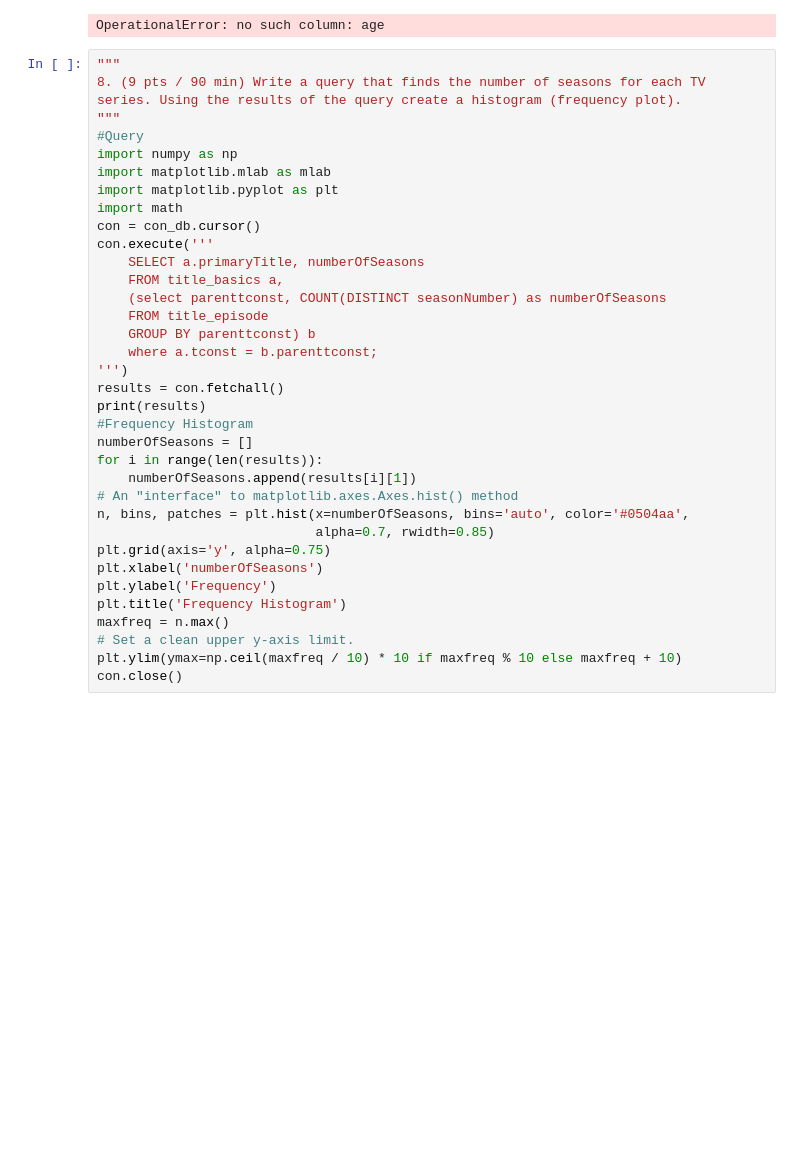
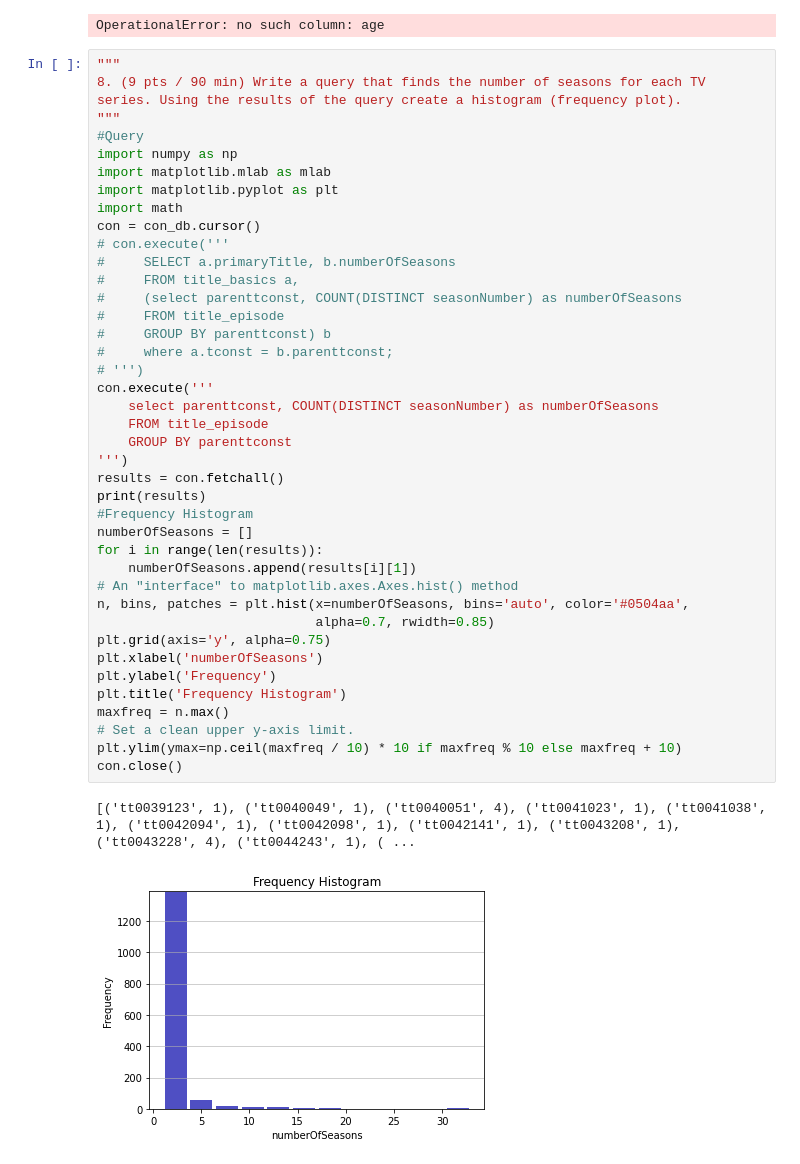
Before and after one commit to angelsophia1/Practicum2, a Jupyter notebook: practicum.ipynb, the cells around one changed output. Cells and saved outputs as stored; diff of their text form; blank space fills up the shorter version.

```diff
--- a/practicum.ipynb
+++ b/practicum.ipynb
@@ -413,38 +427,46 @@ OperationalError: no such column: age
 # %%
 """
 8. (9 pts / 90 min) Write a query that finds the number of seasons for each TV series. Using the results of the query create a histogram (frequency plot).
 """
 #Query
 import numpy as np
 import matplotlib.mlab as mlab
 import matplotlib.pyplot as plt
 import math
 con = con_db.cursor()
+# con.execute('''
+#     SELECT a.primaryTitle, b.numberOfSeasons
+#     FROM title_basics a,
+#     (select parenttconst, COUNT(DISTINCT seasonNumber) as numberOfSeasons
+#     FROM title_episode
+#     GROUP BY parenttconst) b
+#     where a.tconst = b.parenttconst;
+# ''')
 con.execute('''
-    SELECT a.primaryTitle, numberOfSeasons
-    FROM title_basics a,
-    (select parenttconst, COUNT(DISTINCT seasonNumber) as numberOfSeasons
+    select parenttconst, COUNT(DISTINCT seasonNumber) as numberOfSeasons
     FROM title_episode
-    GROUP BY parenttconst) b
-    where a.tconst = b.parenttconst;
+    GROUP BY parenttconst
 ''')
 results = con.fetchall()
 print(results)
 #Frequency Histogram
 numberOfSeasons = []
 for i in range(len(results)):
     numberOfSeasons.append(results[i][1])
 # An "interface" to matplotlib.axes.Axes.hist() method
 n, bins, patches = plt.hist(x=numberOfSeasons, bins='auto', color='#0504aa',
                             alpha=0.7, rwidth=0.85)
 plt.grid(axis='y', alpha=0.75)
 plt.xlabel('numberOfSeasons')
 plt.ylabel('Frequency')
 plt.title('Frequency Histogram')
 maxfreq = n.max()
 # Set a clean upper y-axis limit.
 plt.ylim(ymax=np.ceil(maxfreq / 10) * 10 if maxfreq % 10 else maxfreq + 10)
 con.close()
+# %% [output]
+[('tt0039123', 1), ('tt0040049', 1), ('tt0040051', 4), ('tt0041023', 1), ('tt0041038', 1), ('tt0042094', 1), ('tt0042098', 1), ('tt0042141', 1), ('tt0043208', 1), ('tt0043228', 4), ('tt0044243', 1), ( ...
+[figure, added]
 # %%
 #Test use for 8, delete before submission
 import sqlite3
```
Also changed, not shown: parts of 3 cells of this notebook.
